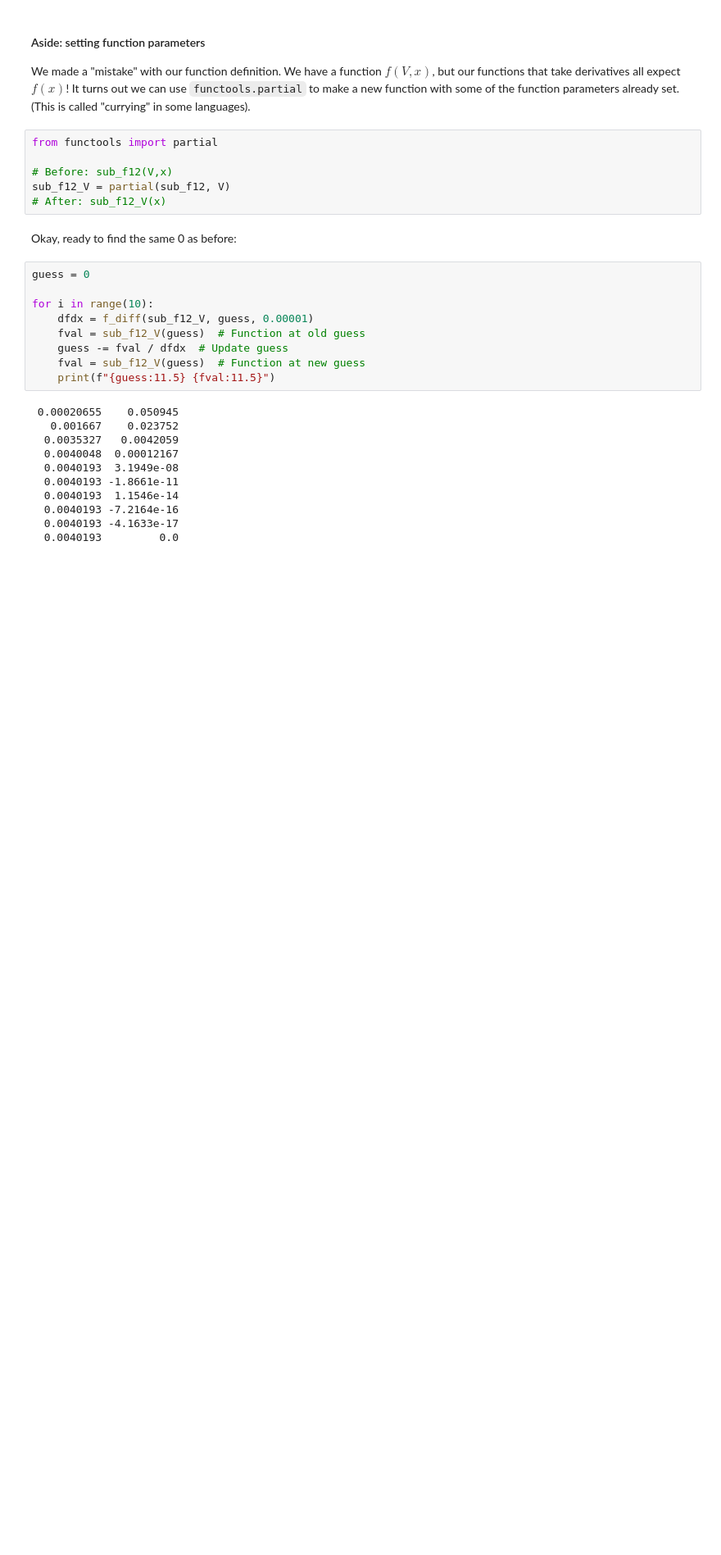
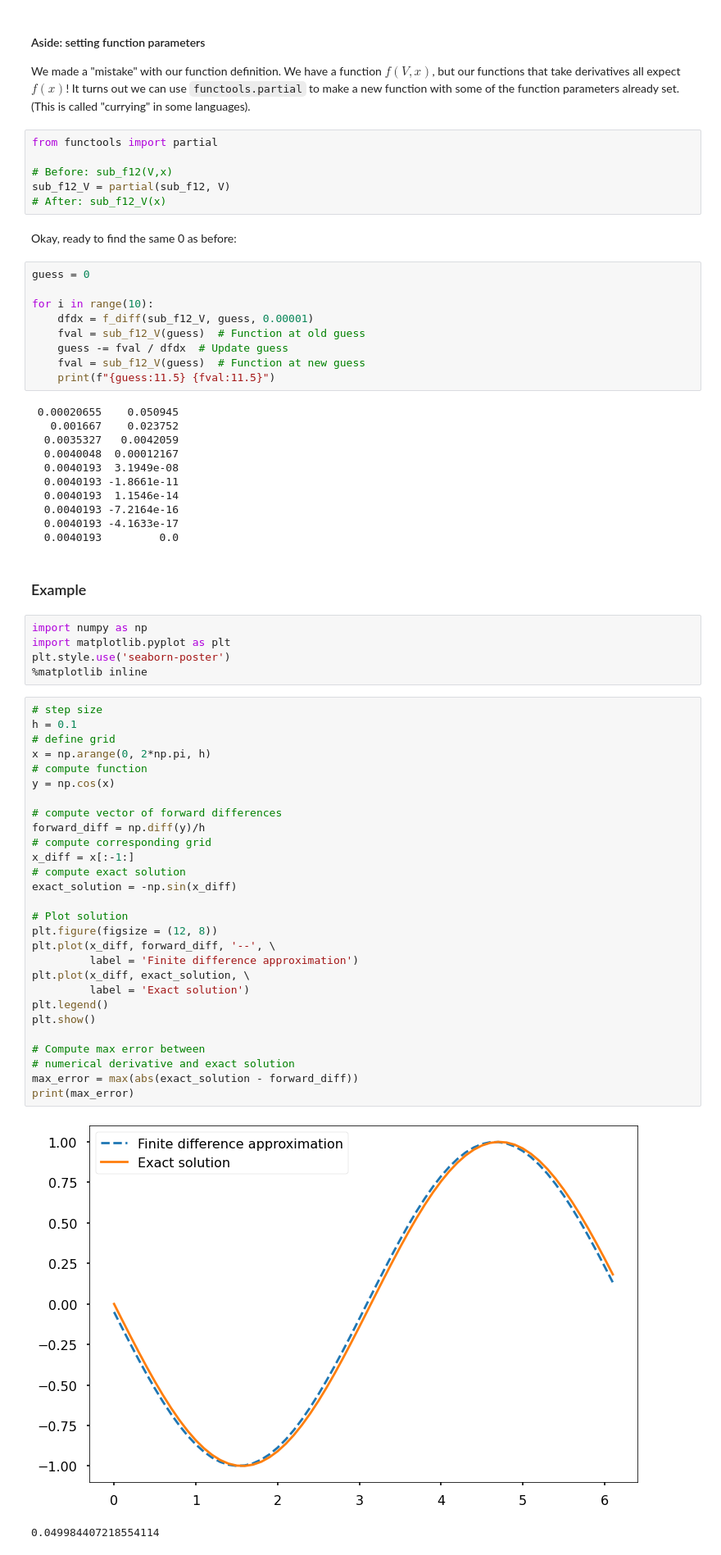
Before and after one commit to ahromero/ComputationalPhysics, a Jupyter notebook: notebook_lectures/week6-7/Differentiation.ipynb, the cells around one changed output. Shown: that part at 82% size. Cells and saved outputs as stored; diff of their text form; blank space fills up the shorter version.

Commit message:
improving on derivatives

```diff
--- a/notebook_lectures/week6-7/Differentiation.ipynb
+++ b/notebook_lectures/week6-7/Differentiation.ipynb
@@ -295,3 +303,41 @@ for i in range(10):
   0.0040193 -7.2164e-16
   0.0040193 -4.1633e-17
   0.0040193         0.0
+# %% [markdown]
+### Example
+# %%
+import numpy as np
+import matplotlib.pyplot as plt
+plt.style.use('seaborn-poster')
+%matplotlib inline
+# %%
+# step size
+h = 0.1
+# define grid
+x = np.arange(0, 2*np.pi, h)
+# compute function
+y = np.cos(x)
+
+# compute vector of forward differences
+forward_diff = np.diff(y)/h
+# compute corresponding grid
+x_diff = x[:-1:]
+# compute exact solution
+exact_solution = -np.sin(x_diff)
+
+# Plot solution
+plt.figure(figsize = (12, 8))
+plt.plot(x_diff, forward_diff, '--', \
+         label = 'Finite difference approximation')
+plt.plot(x_diff, exact_solution, \
+         label = 'Exact solution')
+plt.legend()
+plt.show()
+
+# Compute max error between
+# numerical derivative and exact solution
+max_error = max(abs(exact_solution - forward_diff))
+print(max_error)
+# %% [output]
+[figure, added]
+0.049984407218554114
```
Also changed, not shown: parts of 3 cells of this notebook, 2 other files.
